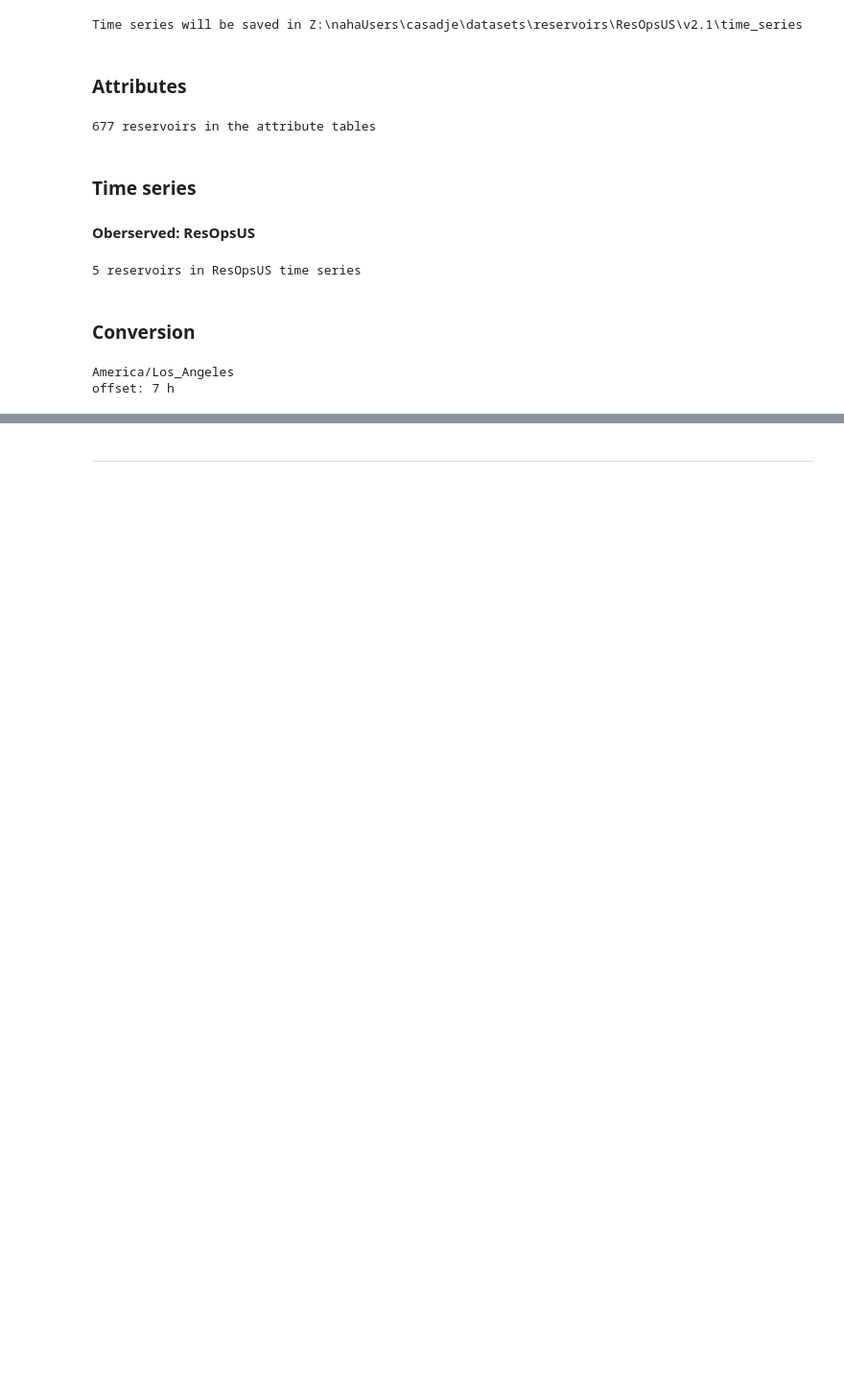
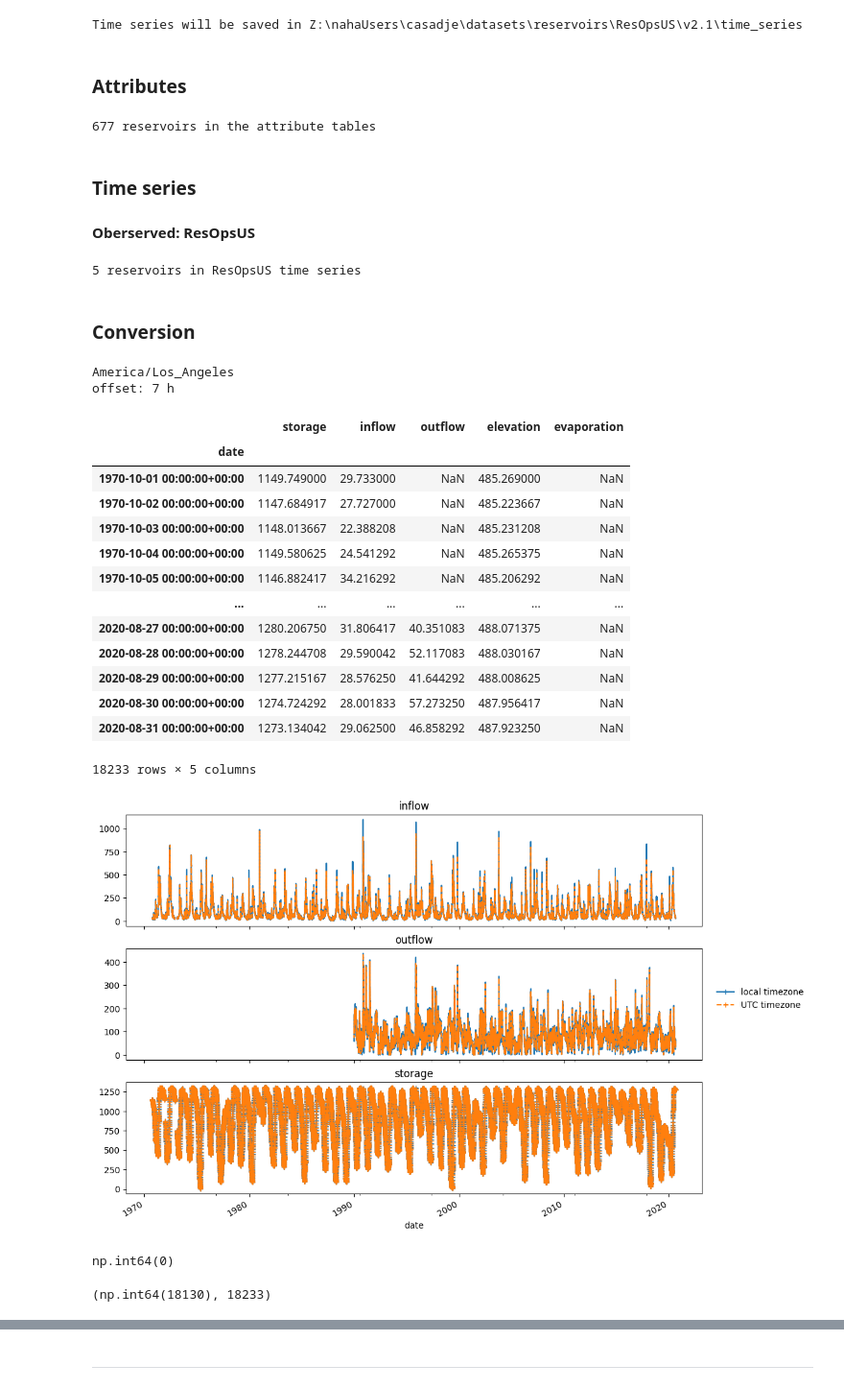
Before and after one commit to casadoj/lisflood-reservoirs, a Jupyter notebook: notebook/ResOpsUS/dataset/convert_timezone.ipynb, the cells around one changed output, grey strips where cells are left out. Shown at 96% size. Saved outputs shown, nothing was run; the diff lists cells and outputs as text; code cells hidden in the pictures; blank space fills up the shorter version.

Commit message:
Add convert_timezone.ipynb: dummy example

```diff
--- a/notebook/ResOpsUS/dataset/convert_timezone.ipynb
+++ b/notebook/ResOpsUS/dataset/convert_timezone.ipynb
@@ -306,27 +232,51 @@ def plot_tz_conversion(
-# %%
-    # convert time series to UTC (with offset)
-    ts_utc = convert_to_utc(lon, lat, ts)
-    print(convert_to_utc.local_tz)
-    print(f'offset: {convert_to_utc.offset} h')
-
-    # interpolate values to 00 UTC
-    ts_reindex = reindex_to_00utc(ts_utc)
-
-    # # compute storage by water balance
-    # ts_reindex['storage_wb1'] = water_balance_iterative(
-    #     ts_reindex.storage.iloc[0],
-    #     ts_reindex.inflow,
-    #     ts_reindex.outflow
-    # )
-    # ts_reindex['storage_wb2'] = water_balance_timestep(
-    #     ts_reindex.storage,
-    #     ts_reindex.inflow,
-    #     ts_reindex.outflow
-    # )
-
-    plot_tz_conversion(ts_utc, ts_reindex)
-
-    ts_reindex
-# %% [output]
-America/Los_Angeles
-offset: 7 h
+# %%
+    # convert time series to UTC (with offset)
+    ts_utc = convert_to_utc(lon, lat, ts)
+    print(convert_to_utc.local_tz)
+    print(f'offset: {convert_to_utc.offset} h')
+
+    # interpolate values to 00 UTC
+    ts_reindex = reindex_to_00utc(ts_utc)
+
+    # # compute storage by water balance
+    # ts_reindex['storage_wb1'] = water_balance_iterative(
+    #     ts_reindex.storage.iloc[0],
+    #     ts_reindex.inflow,
+    #     ts_reindex.outflow
+    # )
+    # ts_reindex['storage_wb2'] = water_balance_timestep(
+    #     ts_reindex.storage,
+    #     ts_reindex.inflow,
+    #     ts_reindex.outflow
+    # )
+# %% [output]
+America/Los_Angeles
+offset: 7 h
+# %%
+    plot_tz_conversion(ts_utc, ts_reindex, plot_dates=False)
+
+    ts_reindex
+# %% [output]
+|  | storage | inflow | outflow | elevation | evaporation |
+| date |  |  |  |  |  |
+| 1970-10-01 00:00:00+00:00 | 1149.749000 | 29.733000 | NaN | 485.269000 | NaN |
+| 1970-10-02 00:00:00+00:00 | 1147.684917 | 27.727000 | NaN | 485.223667 | NaN |
+| 1970-10-03 00:00:00+00:00 | 1148.013667 | 22.388208 | NaN | 485.231208 | NaN |
+| 1970-10-04 00:00:00+00:00 | 1149.580625 | 24.541292 | NaN | 485.265375 | NaN |
+| 1970-10-05 00:00:00+00:00 | 1146.882417 | 34.216292 | NaN | 485.206292 | NaN |
+| ... | ... | ... | ... | ... | ... |
+| 2020-08-27 00:00:00+00:00 | 1280.206750 | 31.806417 | 40.351083 | 488.071375 | NaN |
+| 2020-08-28 00:00:00+00:00 | 1278.244708 | 29.590042 | 52.117083 | 488.030167 | NaN |
+| 2020-08-29 00:00:00+00:00 | 1277.215167 | 28.576250 | 41.644292 | 488.008625 | NaN |
+| 2020-08-30 00:00:00+00:00 | 1274.724292 | 28.001833 | 57.273250 | 487.956417 | NaN |
+| 2020-08-31 00:00:00+00:00 | 1273.134042 | 29.062500 | 46.858292 | 487.923250 | NaN |
+18233 rows × 5 columns
+[figure, added]
+# %%
+ts.evaporation.notnull().sum()
+# %% [output]
+np.int64(0)
+# %%
+ts.elevation.notnull().sum(), ts.shape[0]
+# %% [output]
+(np.int64(18130), 18233)
```
Also changed, not shown: parts of 10 cells of this notebook.
